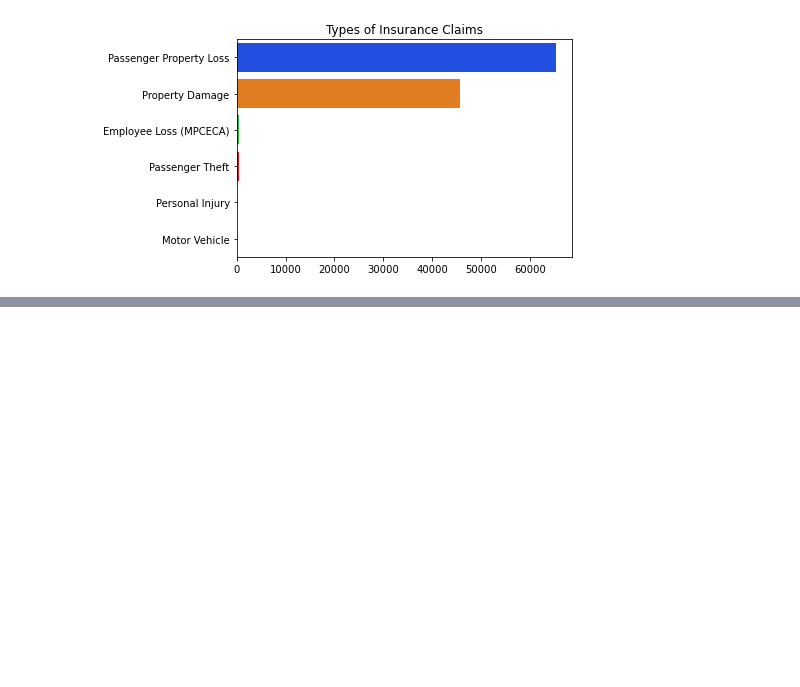
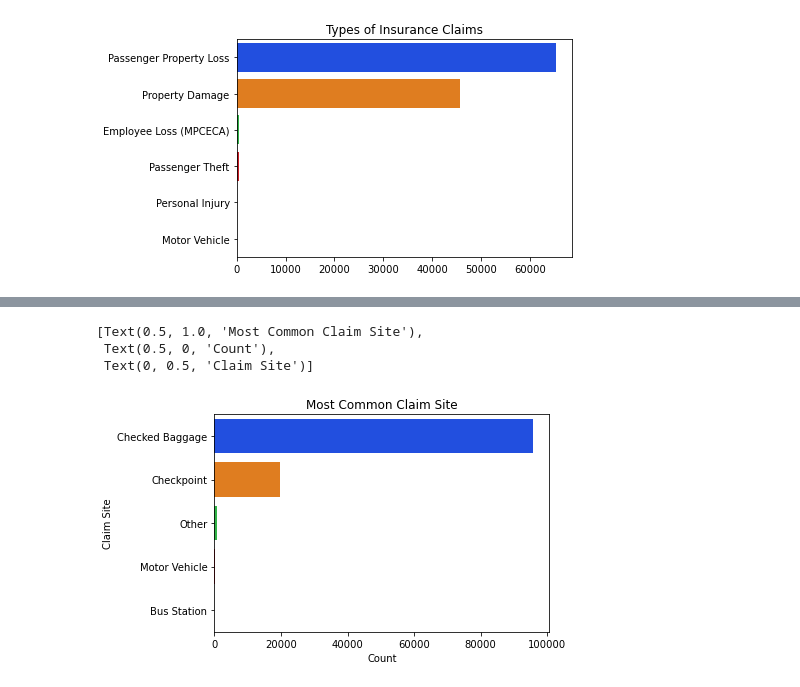
Before and after one commit to TJ-Mothokho/DataAnaylsis_Practical-Assessments, a Jupyter notebook: Airport_Case_Study-Practical_Assessment/AirportCaseStudy.ipynb, the cells around one changed output, grey strips where cells are left out. Cells and saved outputs as stored; diff of their text form; code cells hidden in the pictures; blank space fills up the shorter version.

```diff
--- a/Airport_Case_Study-Practical_Assessment/AirportCaseStudy.ipynb
+++ b/Airport_Case_Study-Practical_Assessment/AirportCaseStudy.ipynb
@@ -248,0 +303,13 @@ ax.set(title = 'Types of Insurance Claims')
+# %%
+#excluding Null values to find the most common type of insurance claim
+claim_site = claims['ClaimSite'].value_counts(dropna=True)
+
+#plotting a barplot
+ax = sns.barplot(y=claim_site.index, x=claim_site.values, palette='bright', orient='h')
+#Adding the title
+ax.set(title = 'Most Common Claim Site', xlabel='Count', ylabel='Claim Site')
+# %% [output]
+[Text(0.5, 1.0, 'Most Common Claim Site'),
+ Text(0.5, 0, 'Count'),
+ Text(0, 0.5, 'Claim Site')]
+[figure, added]
```
Also changed, not shown: parts of 5 cells of this notebook.
